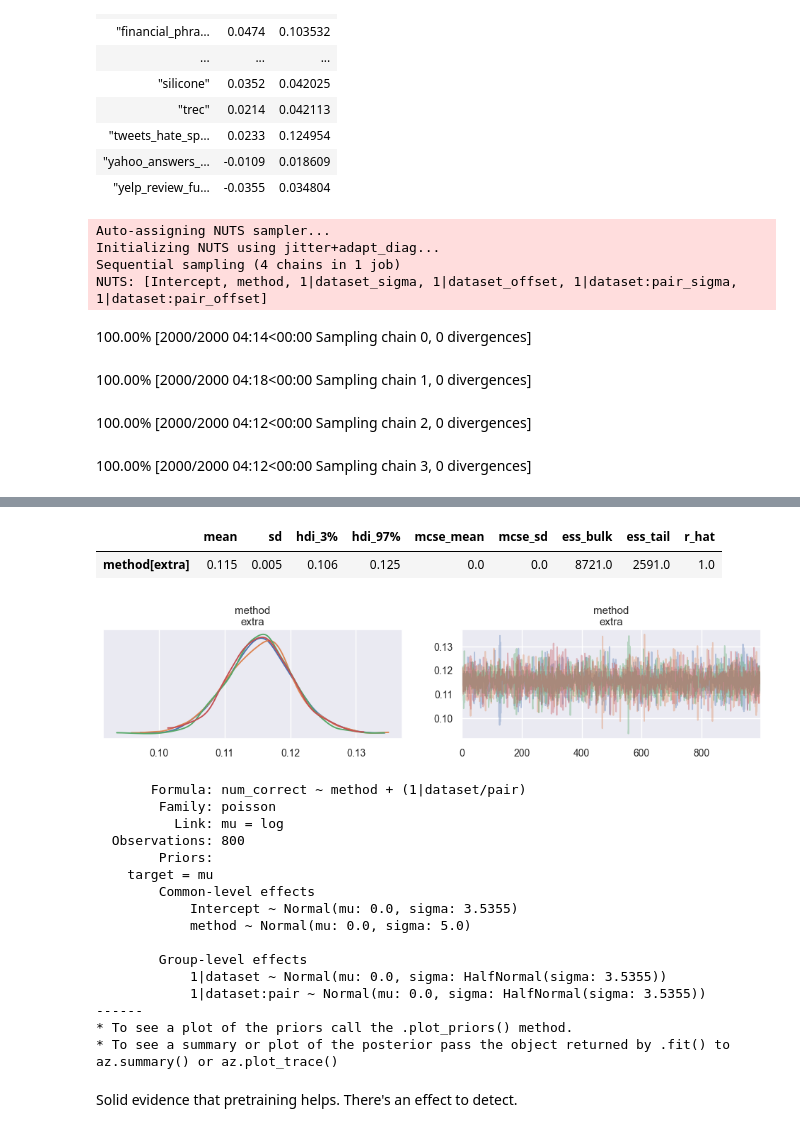
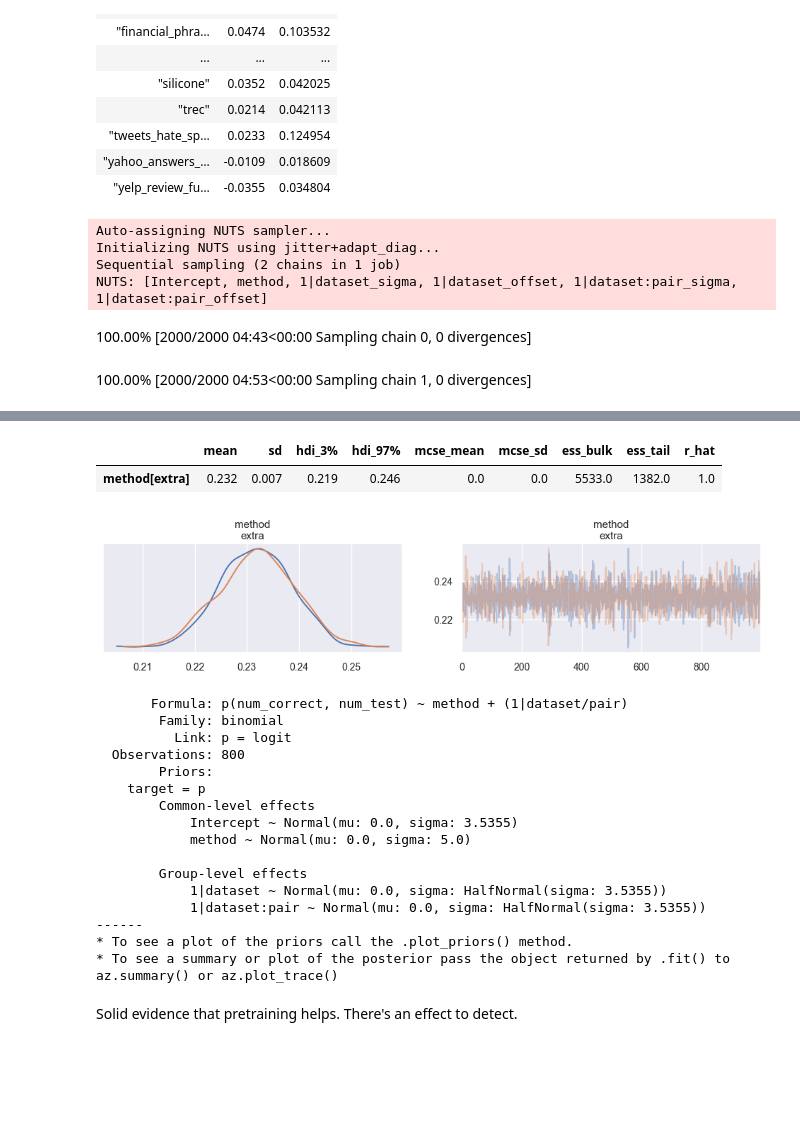
Before and after one commit to kddubey/pretrain-on-test, a Jupyter notebook: analysis/model.ipynb, the cells around one changed output, grey strips where cells are left out. Cells and saved outputs as stored; diff of their text form; code cells hidden in the pictures; blank space fills up the shorter version.

```diff
--- a/analysis/model.ipynb
+++ b/analysis/model.ipynb
@@ -31,6 +31,8 @@ accuracies_dir = os.path.join("accuracies_from_paper", str(num_test), model)
 accuracy_df = utils.load_accuracies(accuracies_dir)
 # %%
 num_correct_df = utils.accuracies_to_num_correct(accuracy_df, num_test)
+# %%
+equation = "p(num_correct, num_test) ~ method + (1|dataset/pair)"
 # %% [markdown]
 # Does pretraining help?
 # %% [markdown]
@@ -81,14 +83,12 @@ Overall difference:
 | "yelp_review_fu… | -0.0355 | 0.034804 |
 # %%
 model_control, summary_control, az_summary_control = utils.stat_model(
-    num_correct_df, treatment="extra", control="base"
+    num_correct_df, treatment="extra", control="base", equation=equation, chains=4
 )
 # %% [output]
 Auto-assigning NUTS sampler...
 Initializing NUTS using jitter+adapt_diag...
-Sequential sampling (4 chains in 1 job)
+Sequential sampling (2 chains in 1 job)
 NUTS: [Intercept, method, 1|dataset_sigma, 1|dataset_offset, 1|dataset:pair_sigma, 1|dataset:pair_offset]
-100.00% [2000/2000 04:14<00:00 Sampling chain 0, 0 divergences]
+100.00% [2000/2000 04:43<00:00 Sampling chain 0, 0 divergences]
-100.00% [2000/2000 04:18<00:00 Sampling chain 1, 0 divergences]
+100.00% [2000/2000 04:53<00:00 Sampling chain 1, 0 divergences]
-100.00% [2000/2000 04:12<00:00 Sampling chain 2, 0 divergences]
-100.00% [2000/2000 04:12<00:00 Sampling chain 3, 0 divergences]
@@ -97,15 +97,15 @@ The rhat statistic is larger than 1.01 for some parameters. This indicates probl
 |  | mean | sd | hdi_3% | hdi_97% | mcse_mean | mcse_sd | ess_bulk | ess_tail | r_hat |
-| method[extra] | 0.115 | 0.005 | 0.106 | 0.125 | 0.0 | 0.0 | 8721.0 | 2591.0 | 1.0 |
+| method[extra] | 0.232 | 0.007 | 0.219 | 0.246 | 0.0 | 0.0 | 5533.0 | 1382.0 | 1.0 |
-[figure, old version]
+[figure, new version]
 # %%
 print(model_control)
 # %% [output]
-       Formula: num_correct ~ method + (1|dataset/pair)
-        Family: poisson
-          Link: mu = log
+       Formula: p(num_correct, num_test) ~ method + (1|dataset/pair)
+        Family: binomial
+          Link: p = logit
   Observations: 800
         Priors:
-    target = mu
+    target = p
         Common-level effects
             Intercept ~ Normal(mu: 0.0, sigma: 3.5355)
             method ~ Normal(mu: 0.0, sigma: 5.0)
```
Also changed, not shown: parts of 4 cells of this notebook, 3 other files.
